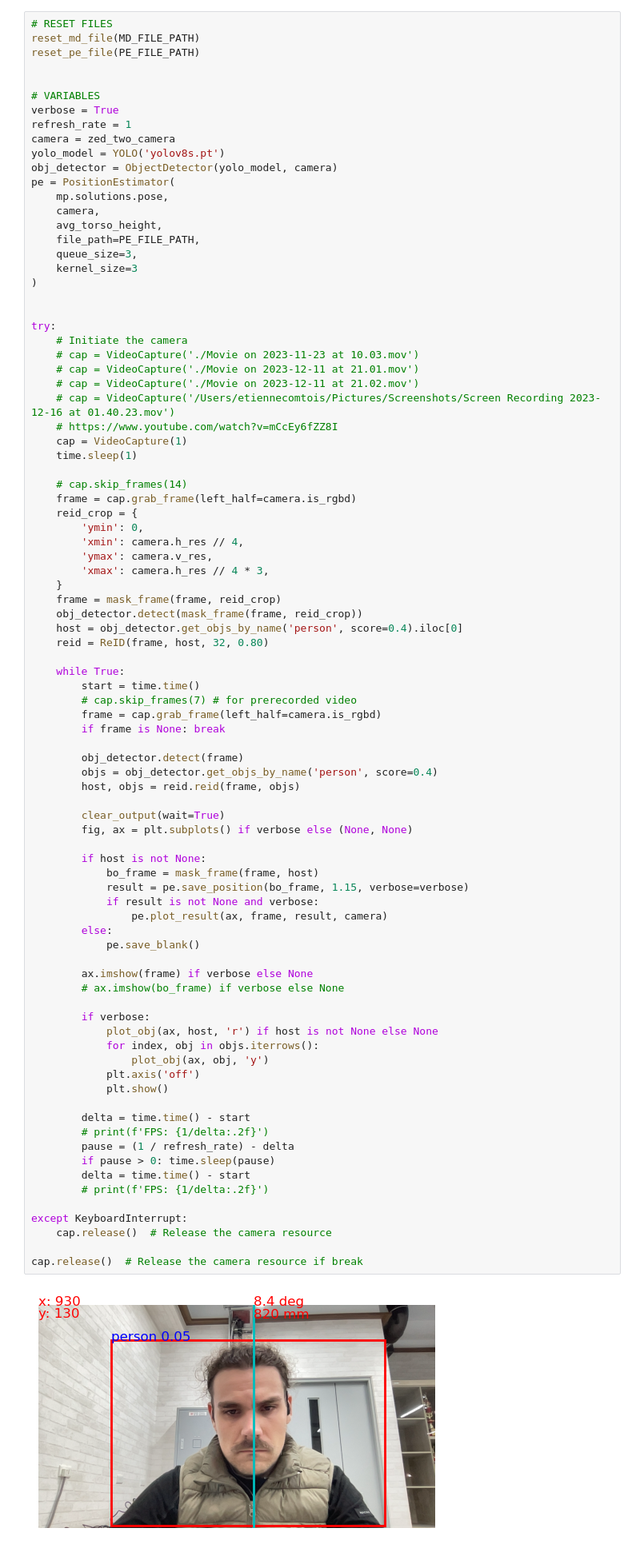
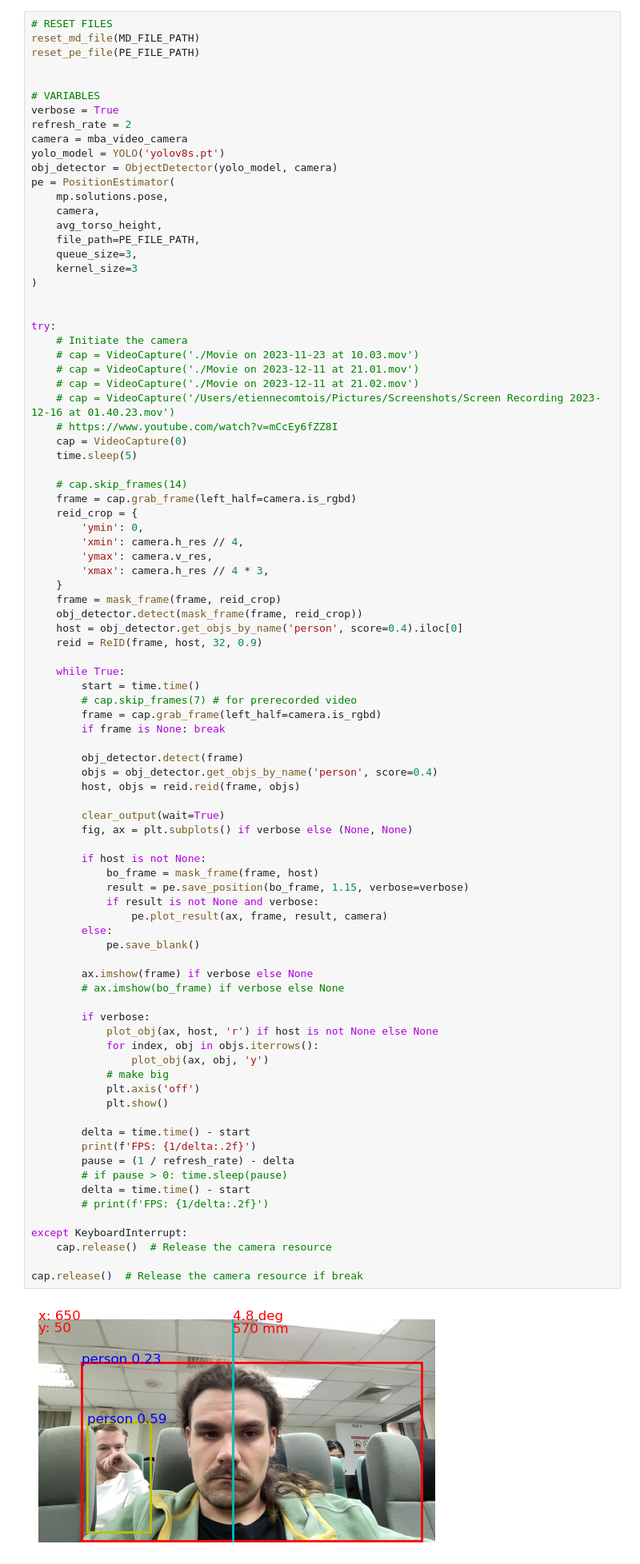
Before and after one commit to comtois-etienne/CSIE5047_Smart_Luggage, a Jupyter notebook: a position_estimator.ipynb, the cells around one changed output. Shown at 80% size. Saved outputs shown, nothing was run; the diff lists cells and outputs as text.

```diff
--- a/a position_estimator.ipynb
+++ b/a position_estimator.ipynb
@@ -30,8 +30,8 @@ reset_pe_file(PE_FILE_PATH)
 
 # VARIABLES
 verbose = True
-refresh_rate = 1
-camera = zed_two_camera
+refresh_rate = 2
+camera = mba_video_camera
 yolo_model = YOLO('yolov8s.pt')
 obj_detector = ObjectDetector(yolo_model, camera)
 pe = PositionEstimator(
@@ -51,8 +51,8 @@ try:
     # cap = VideoCapture('./Movie on 2023-12-11 at 21.02.mov')
     # cap = VideoCapture('/Users/etiennecomtois/Pictures/Screenshots/Screen Recording 2023-12-16 at 01.40.23.mov')
     # https://www.youtube.com/watch?v=mCcEy6fZZ8I
-    cap = VideoCapture(1)
-    time.sleep(1)
+    cap = VideoCapture(0)
+    time.sleep(5)
 
     # cap.skip_frames(14)
     frame = cap.grab_frame(left_half=camera.is_rgbd)
@@ -65,7 +65,7 @@ try:
     frame = mask_frame(frame, reid_crop)
     obj_detector.detect(mask_frame(frame, reid_crop))
     host = obj_detector.get_objs_by_name('person', score=0.4).iloc[0]
-    reid = ReID(frame, host, 32, 0.80)
+    reid = ReID(frame, host, 32, 0.9)
 
     while True:
         start = time.time()
@@ -81,33 +81,34 @@ try:
         fig, ax = plt.subplots() if verbose else (None, None)
 
         if host is not None:
             bo_frame = mask_frame(frame, host)
             result = pe.save_position(bo_frame, 1.15, verbose=verbose)
             if result is not None and verbose:
                 pe.plot_result(ax, frame, result, camera)
         else:
             pe.save_blank()
 
         ax.imshow(frame) if verbose else None
         # ax.imshow(bo_frame) if verbose else None
 
         if verbose:
             plot_obj(ax, host, 'r') if host is not None else None
             for index, obj in objs.iterrows():
                 plot_obj(ax, obj, 'y')
+            # make big
             plt.axis('off')
             plt.show()
 
         delta = time.time() - start
-        # print(f'FPS: {1/delta:.2f}')
+        print(f'FPS: {1/delta:.2f}')
         pause = (1 / refresh_rate) - delta
-        if pause > 0: time.sleep(pause)
+        # if pause > 0: time.sleep(pause)
         delta = time.time() - start
         # print(f'FPS: {1/delta:.2f}')
 
 except KeyboardInterrupt:
     cap.release()  # Release the camera resource
 
 cap.release()  # Release the camera resource if break
 # %% [output]
-[figure, old version]
+[figure, new version]
```
Also changed, not shown: parts of 1 cell of this notebook, 6 other files.
